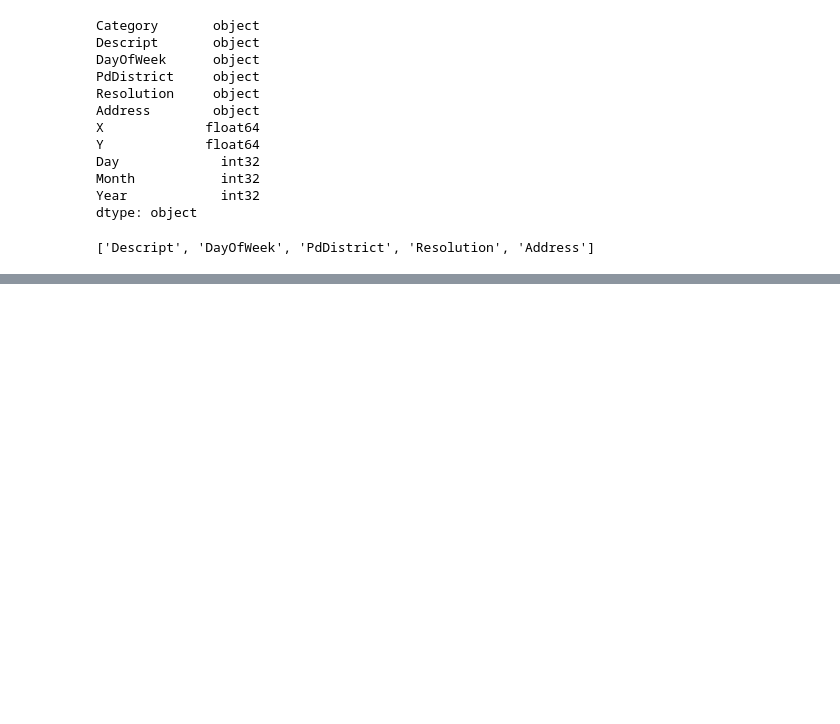
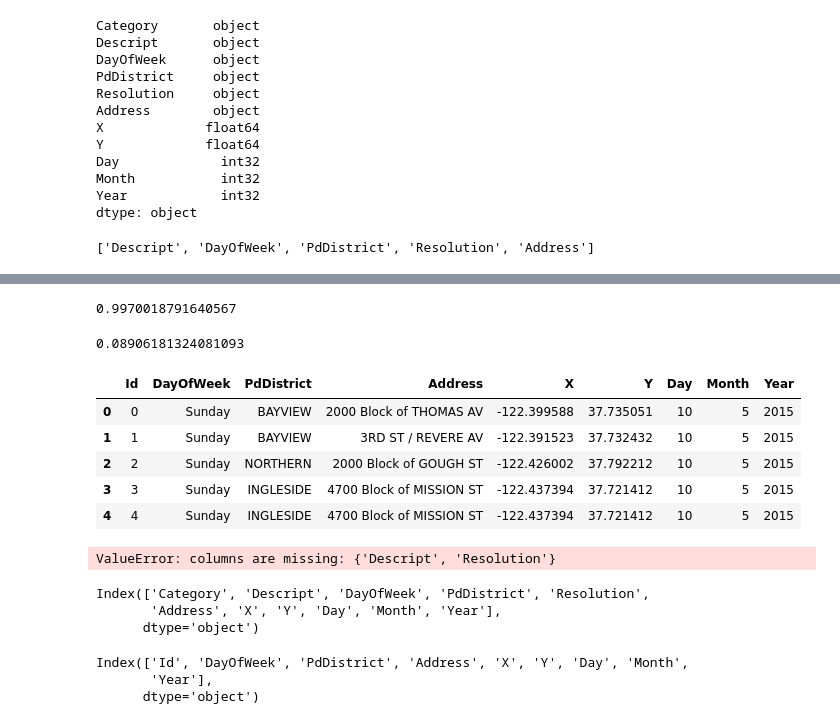
Before and after one commit to msnkr/kaggle_comps, a Jupyter notebook: San Francisco Crime Classification/Untitled1.ipynb, the cells around one changed output, grey strips where cells are left out. Saved outputs shown, nothing was run; the diff lists cells and outputs as text; code cells hidden in the pictures; blank space fills up the shorter version.

```diff
--- a/San Francisco Crime Classification/Untitled1.ipynb
+++ b/San Francisco Crime Classification/Untitled1.ipynb
@@ -140,0 +175,4 @@ cat_labels
+# %%
+model.score(X_valid_encoded, y_valid_encoded)
+# %% [output]
+0.9970018791640567
@@ -140,0 +181,33 @@ cat_labels
+# %%
+log_loss(y_valid_encoded, y_preds)
+# %% [output]
+0.08906181324081093
+# %%
+df_test = pd.read_csv("../data/San Francisco Crime Classification/test.csv", parse_dates=["Dates"])
+# %%
+df_test = add_dates(df_test)
+# %%
+df_test.head()
+# %% [output]
+|  | Id | DayOfWeek | PdDistrict | Address | X | Y | Day | Month | Year |
+| 0 | 0 | Sunday | BAYVIEW | 2000 Block of THOMAS AV | -122.399588 | 37.735051 | 10 | 5 | 2015 |
+| 1 | 1 | Sunday | BAYVIEW | 3RD ST / REVERE AV | -122.391523 | 37.732432 | 10 | 5 | 2015 |
+| 2 | 2 | Sunday | NORTHERN | 2000 Block of GOUGH ST | -122.426002 | 37.792212 | 10 | 5 | 2015 |
+| 3 | 3 | Sunday | INGLESIDE | 4700 Block of MISSION ST | -122.437394 | 37.721412 | 10 | 5 | 2015 |
+| 4 | 4 | Sunday | INGLESIDE | 4700 Block of MISSION ST | -122.437394 | 37.721412 | 10 | 5 | 2015 |
+# %%
+test_encoded = preprocessor.transform(df_test)
+# %% [output]
+ValueError: columns are missing: {'Descript', 'Resolution'}
+# %%
+df.columns
+# %% [output]
+Index(['Category', 'Descript', 'DayOfWeek', 'PdDistrict', 'Resolution',
+       'Address', 'X', 'Y', 'Day', 'Month', 'Year'],
+      dtype='object')
+# %%
+df_test.columns
+# %% [output]
+Index(['Id', 'DayOfWeek', 'PdDistrict', 'Address', 'X', 'Y', 'Day', 'Month',
+       'Year'],
+      dtype='object')
```
Also changed, not shown: parts of 13 cells of this notebook, 4 other files.
